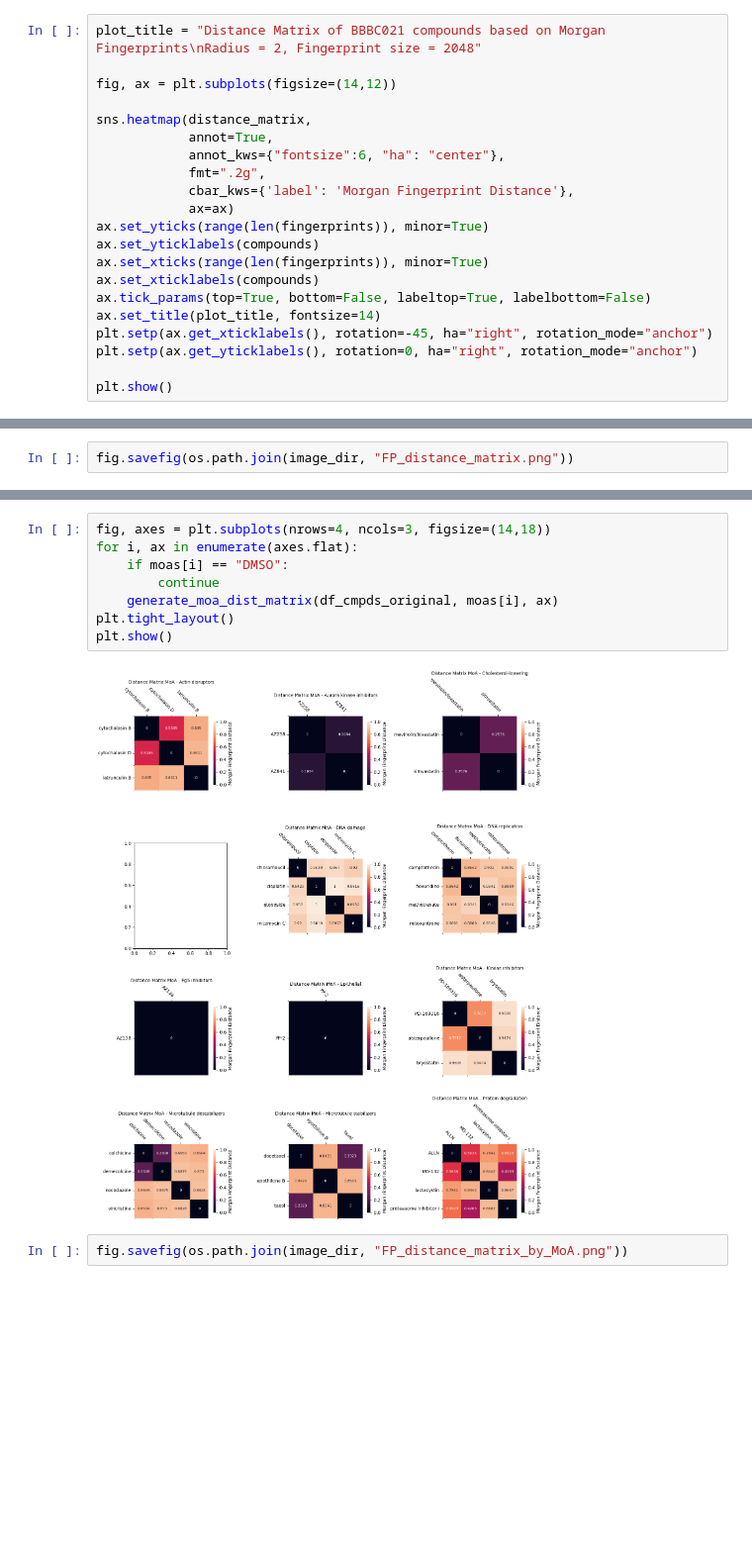
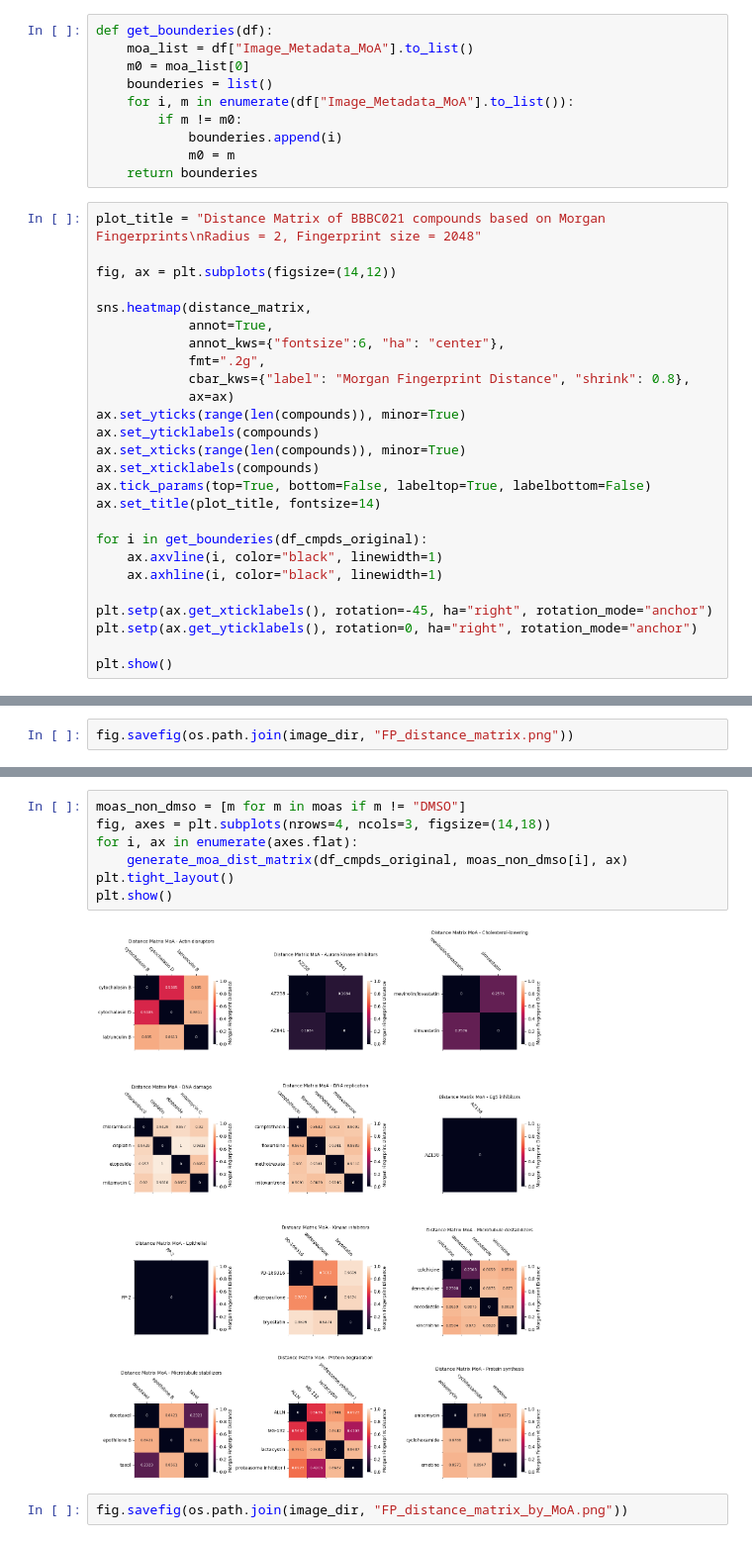
Before and after one commit to mattHG70/Cell2Structure, a Jupyter notebook: notebooks/Compound_similarity_analysis.ipynb, the cells around one changed output, grey strips where cells are left out. Shown at 99% size. Saved outputs shown, nothing was run; the diff lists cells and outputs as text; blank space fills up the shorter version.

```diff
--- a/notebooks/Compound_similarity_analysis.ipynb
+++ b/notebooks/Compound_similarity_analysis.ipynb
@@ -60,6 +60,16 @@ def create_fp_sim_matix(fps):
 # %%
 similarity_matrix = create_fp_sim_matix(fingerprints)
 distance_matrix = 1 - similarity_matrix
+# %%
+def get_bounderies(df):
+    moa_list = df["Image_Metadata_MoA"].to_list()
+    m0 = moa_list[0]
+    bounderies = list()
+    for i, m in enumerate(df["Image_Metadata_MoA"].to_list()):
+        if m != m0:
+            bounderies.append(i)
+            m0 = m
+    return bounderies
 # %%
 plot_title = "Distance Matrix of BBBC021 compounds based on Morgan Fingerprints\nRadius = 2, Fingerprint size = 2048"
 
@@ -69,14 +79,19 @@ sns.heatmap(distance_matrix,
             annot=True,
             annot_kws={"fontsize":6, "ha": "center"},
             fmt=".2g",
-            cbar_kws={'label': 'Morgan Fingerprint Distance'},
+            cbar_kws={"label": "Morgan Fingerprint Distance", "shrink": 0.8},
             ax=ax)
-ax.set_yticks(range(len(fingerprints)), minor=True)
+ax.set_yticks(range(len(compounds)), minor=True)
 ax.set_yticklabels(compounds)
-ax.set_xticks(range(len(fingerprints)), minor=True)
+ax.set_xticks(range(len(compounds)), minor=True)
 ax.set_xticklabels(compounds)
 ax.tick_params(top=True, bottom=False, labeltop=True, labelbottom=False)
 ax.set_title(plot_title, fontsize=14)
+
+for i in get_bounderies(df_cmpds_original):
+    ax.axvline(i, color="black", linewidth=1)
+    ax.axhline(i, color="black", linewidth=1)
+
 plt.setp(ax.get_xticklabels(), rotation=-45, ha="right", rotation_mode="anchor")
 plt.setp(ax.get_yticklabels(), rotation=0, ha="right", rotation_mode="anchor")
 
@@ -112,15 +127,14 @@ def generate_moa_dist_matrix(df, moa, ax):
     plt.setp(ax.get_xticklabels(), rotation=-45, ha="right", rotation_mode="anchor")
     plt.setp(ax.get_yticklabels(), rotation=0, ha="right", rotation_mode="anchor")
 # %%
+moas_non_dmso = [m for m in moas if m != "DMSO"]
 fig, axes = plt.subplots(nrows=4, ncols=3, figsize=(14,18))
 for i, ax in enumerate(axes.flat):
-    if moas[i] == "DMSO":
-        continue
-    generate_moa_dist_matrix(df_cmpds_original, moas[i], ax)
+    generate_moa_dist_matrix(df_cmpds_original, moas_non_dmso[i], ax)
 plt.tight_layout()
 plt.show()
 # %% [output]
-[figure, old version]
+[figure, new version]
 # %%
 fig.savefig(os.path.join(image_dir, "FP_distance_matrix_by_MoA.png"))
 # %% [markdown]
```
Also changed, not shown: parts of 6 cells of this notebook, 9 other files.
